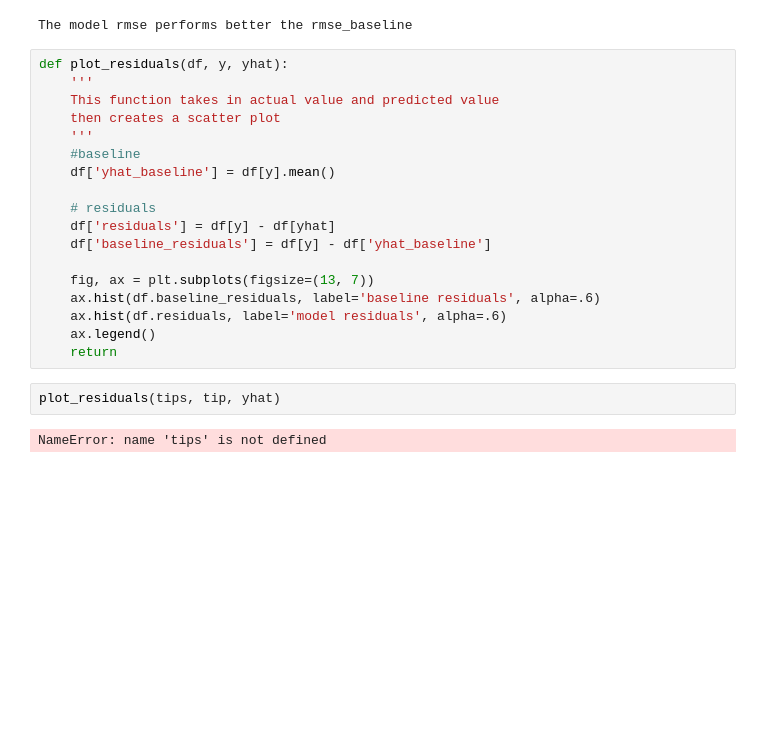
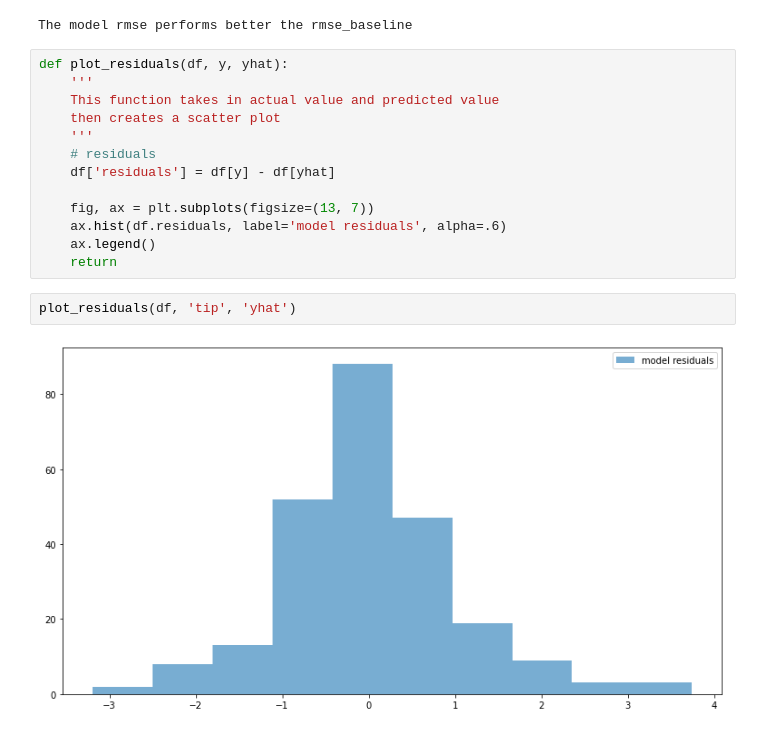
Before and after one commit to natasharivers/regression-exercises, a Jupyter notebook: evaluate.ipynb, the cells around one changed output. Saved outputs shown, nothing was run; the diff lists cells and outputs as text; blank space fills up the shorter version.

```diff
--- a/evaluate.ipynb
+++ b/evaluate.ipynb
@@ -258,19 +258,14 @@ def plot_residuals(df, y, yhat):
     This function takes in actual value and predicted value
     then creates a scatter plot
     '''
-    #baseline
-    df['yhat_baseline'] = df[y].mean()
-
     # residuals
     df['residuals'] = df[y] - df[yhat]
-    df['baseline_residuals'] = df[y] - df['yhat_baseline']
 
     fig, ax = plt.subplots(figsize=(13, 7))
-    ax.hist(df.baseline_residuals, label='baseline residuals', alpha=.6)
     ax.hist(df.residuals, label='model residuals', alpha=.6)
     ax.legend()
     return
 # %%
-plot_residuals(tips, tip, yhat)
+plot_residuals(df, 'tip', 'yhat')
 # %% [output]
-NameError: name 'tips' is not defined
+[figure, added]
```
Also changed, not shown: parts of 6 cells of this notebook.
